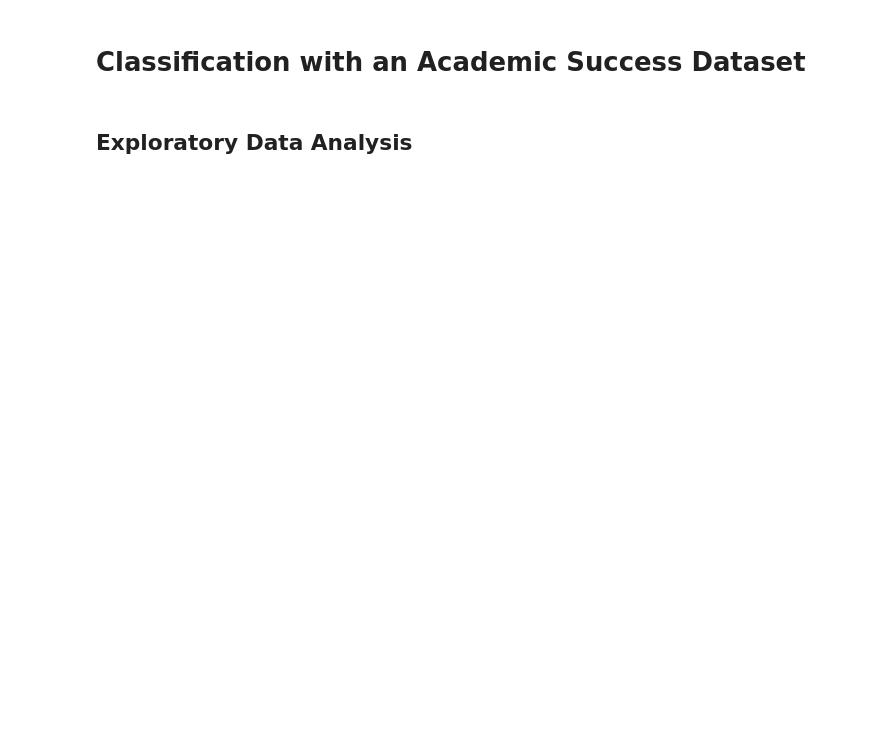
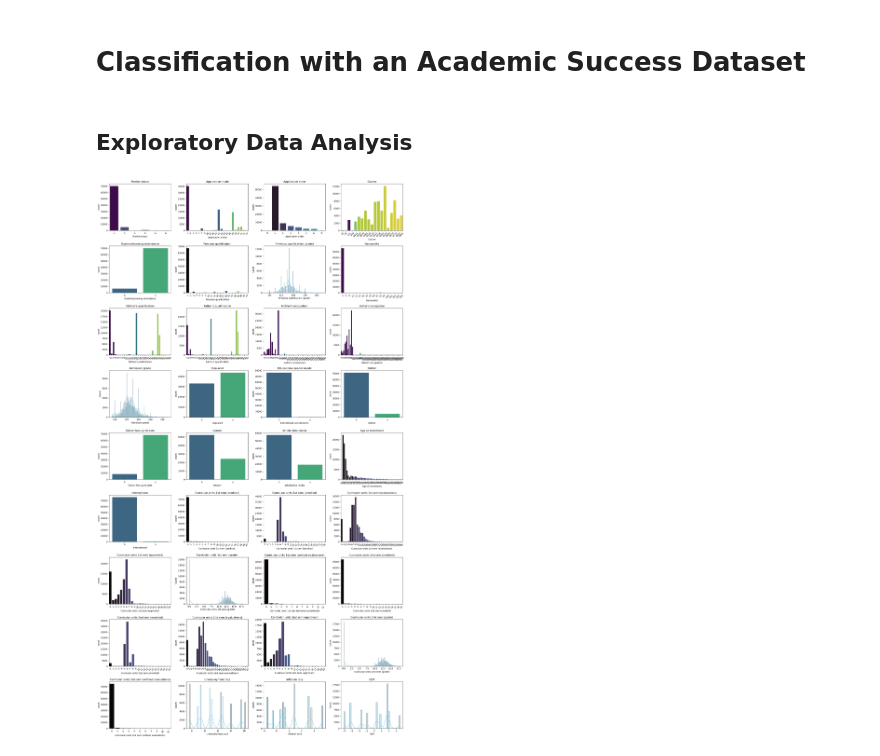
Before and after one commit to diogovenade/ia-academic-success, a Jupyter notebook: academic_success.ipynb, the cells around one changed output. Saved outputs shown, nothing was run; the diff lists cells and outputs as text; code cells hidden in the pictures; blank space fills up the shorter version.

```diff
--- a/academic_success.ipynb
+++ b/academic_success.ipynb
@@ -41 +63,31 @@ plt.yticks(fontsize=12)
 plt.show()
+# %%
+cat_vars = ['Marital status', 'Application mode', 'Course', 'Daytime/evening attendance',
+            'Previous qualification	', 'Nacionality', "Mother's qualification",
+            "Father's qualification", "Mother's occupation", "Father's occupation",
+            'Displaced', 'Educational special needs', 'Debtor', 'Tuition fees up to date',
+            'Gender', 'Scholarship holder', 'International']
+
+features_to_plot = [col for col in train.columns if col not in ['id', 'Target']]
+
+n_cols = 4
+n_rows = int(np.ceil(len(features_to_plot) / n_cols))
+plt.figure(figsize=(n_cols * 5, n_rows * 4))
+
+for idx, col in enumerate(features_to_plot, 1):
+    plt.subplot(n_rows, n_cols, idx)
+    if col in cat_vars:
+        sb.countplot(data=train, x=col, hue=col, palette="viridis", legend=False)
+        plt.xticks(rotation=45)
+    else:
+        if train[col].dtype == 'int64':
+            sb.countplot(data=train, x=col, hue=col, palette="mako", legend=False)
+            plt.xticks(rotation=45)
+        elif train[col].dtype == 'float64':
+            sb.histplot(train[col], kde=True, color="skyblue")
+    plt.title(col)
+    plt.tight_layout()
+
+plt.show()
+# %% [output]
+[figure, added]
```
Also changed, not shown: parts of 4 cells of this notebook.
